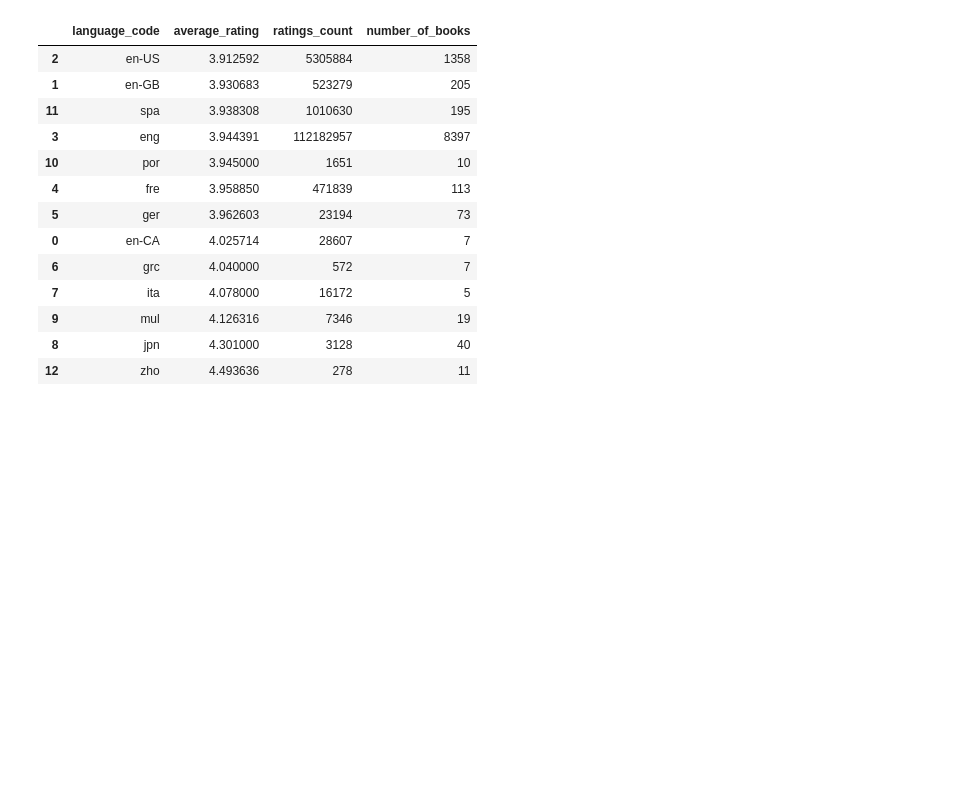
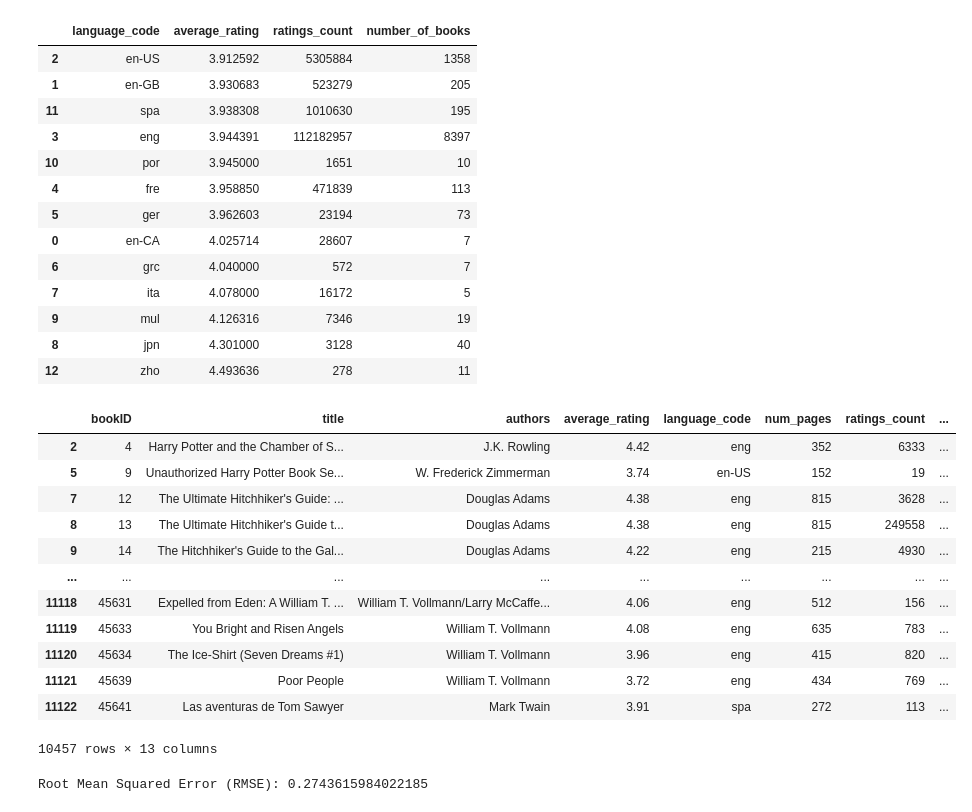
Before and after one commit to KarimHamod/Machine_Learning, a Jupyter notebook: Project_vs1.ipynb, the cells around one changed output. Cells and saved outputs as stored; diff of their text form; code cells hidden in the pictures; blank space fills up the shorter version.

Commit message:
i added a Regression Model

```diff
--- a/Project_vs1.ipynb
+++ b/Project_vs1.ipynb
@@ -785,3 +769,56 @@ language_with_more_5_books_merged.groupby('language_code').agg({'average_rating'
 | 9 | mul | 4.126316 | 7346 | 19 |
 | 8 | jpn | 4.301000 | 3128 | 40 |
 | 12 | zho | 4.493636 | 278 | 11 |
+# %%
+df2
+# %% [output]
+|  | bookID | title | authors | average_rating | language_code | num_pages | ratings_count | ... |
+| 2 | 4 | Harry Potter and the Chamber of S... | J.K. Rowling | 4.42 | eng | 352 | 6333 | ... |
+| 5 | 9 | Unauthorized Harry Potter Book Se... | W. Frederick Zimmerman | 3.74 | en-US | 152 | 19 | ... |
+| 7 | 12 | The Ultimate Hitchhiker's Guide: ... | Douglas Adams | 4.38 | eng | 815 | 3628 | ... |
+| 8 | 13 | The Ultimate Hitchhiker's Guide t... | Douglas Adams | 4.38 | eng | 815 | 249558 | ... |
+| 9 | 14 | The Hitchhiker's Guide to the Gal... | Douglas Adams | 4.22 | eng | 215 | 4930 | ... |
+| ... | ... | ... | ... | ... | ... | ... | ... | ... |
+| 11118 | 45631 | Expelled from Eden: A William T. ... | William T. Vollmann/Larry McCaffe... | 4.06 | eng | 512 | 156 | ... |
+| 11119 | 45633 | You Bright and Risen Angels | William T. Vollmann | 4.08 | eng | 635 | 783 | ... |
+| 11120 | 45634 | The Ice-Shirt (Seven Dreams #1) | William T. Vollmann | 3.96 | eng | 415 | 820 | ... |
+| 11121 | 45639 | Poor People | William T. Vollmann | 3.72 | eng | 434 | 769 | ... |
+| 11122 | 45641 | Las aventuras de Tom Sawyer | Mark Twain | 3.91 | spa | 272 | 113 | ... |
+10457 rows × 13 columns
+# %%
+# Import necessary libraries
+from sklearn.model_selection import train_test_split
+from sklearn.ensemble import RandomForestRegressor
+from sklearn.metrics import mean_squared_error
+
+# 'df2' is our DataFrame with relevant columns
+# we define our features and target variable
+features = ['ratings_count', 'text_reviews_count', 'num_pages', 'year', 'text_reviews_count']
+target_variable = 'average_rating'
+
+# we extract features (X) and target variable (y)
+X = df2[features]
+y = df2[target_variable]
+
+# now we split the data into training and testing sets
+X_train, X_test, y_train, y_test = train_test_split(X, y, test_size=0.1, random_state=42)
+
+# we initialize the model (RandomForestRegressor is used as an example)
+model = RandomForestRegressor(n_estimators=100, random_state=42)
+
+# we train the model
+model.fit(X_train, y_train)
+
+# we make predictions on the test set
+y_pred = model.predict(X_test)
+
+# we evaluate the model
+mse = mean_squared_error(y_test, y_pred)
+rmse = mse**0.5
+print(f'Root Mean Squared Error (RMSE): {rmse}')
+
+# Optionally, we can save the trained model for future use
+# import joblib
+# joblib.dump(model, 'your_model_name.pkl')
+# %% [output]
+Root Mean Squared Error (RMSE): 0.2743615984022185
```
Also changed, not shown: parts of 12 cells of this notebook.
